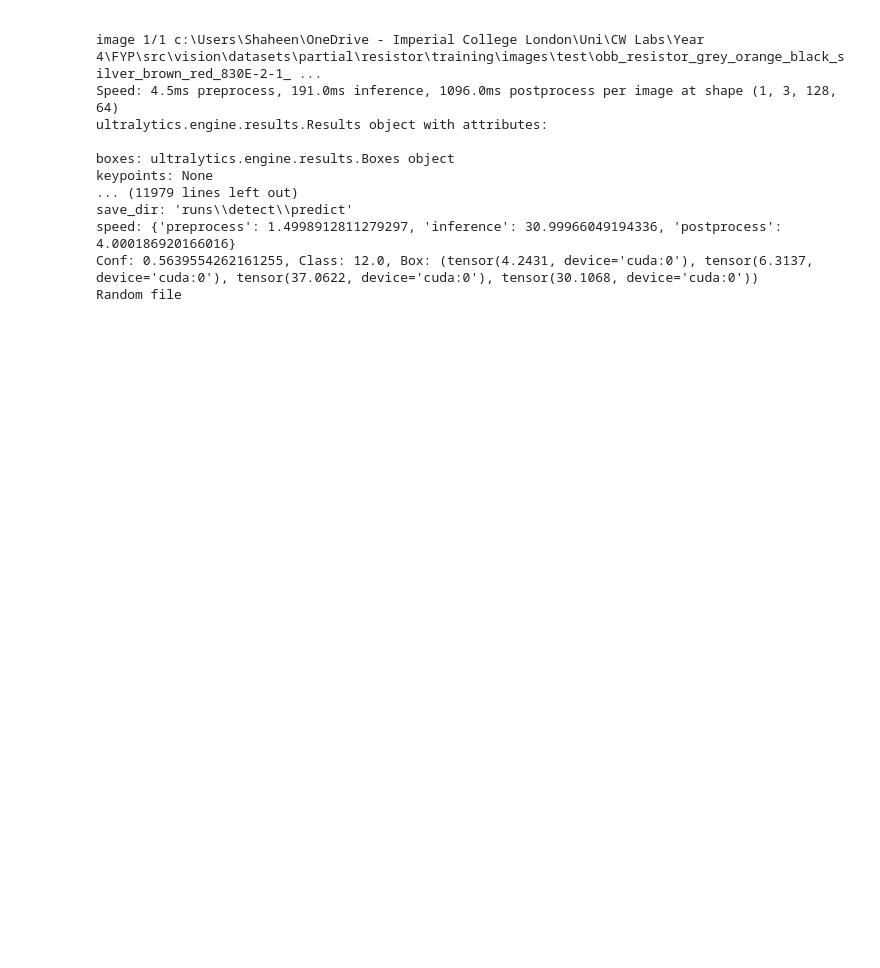
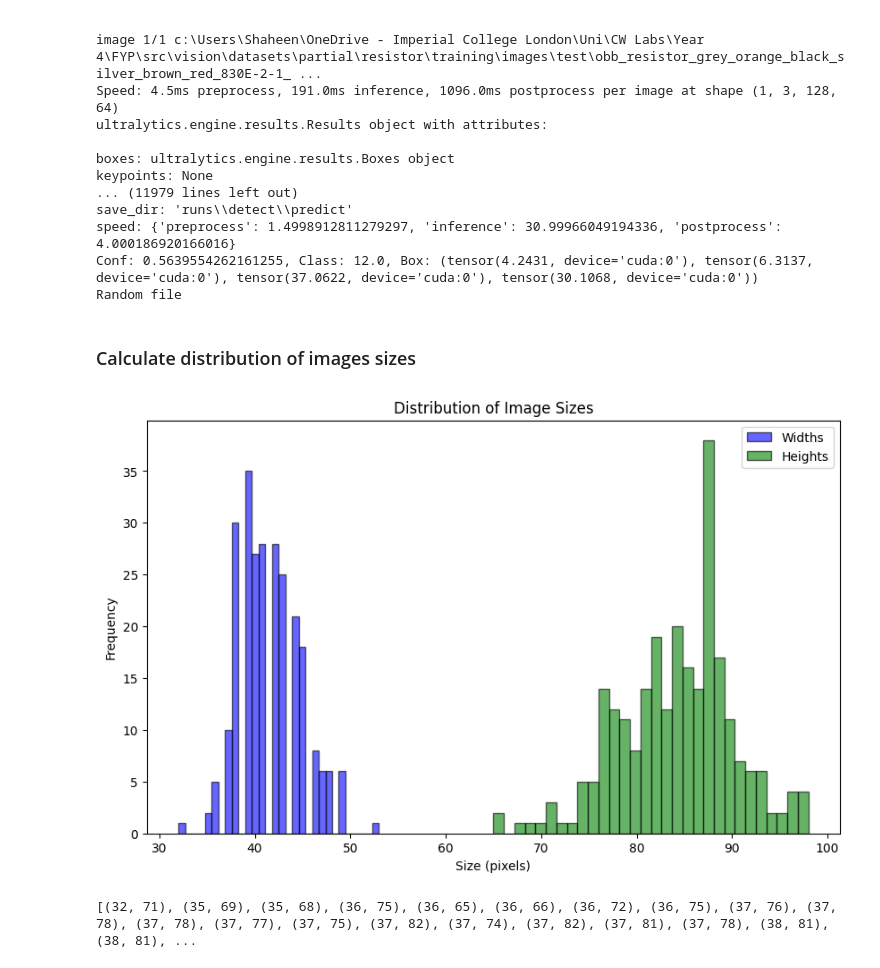
Before and after one commit to samin50/MEngFYP, a Jupyter notebook: src/vision/resistor_trainer.ipynb, the cells around one changed output. Drawn from its saved outputs; the diff is of its cells as text; code cells hidden in the pictures; blank space fills up the shorter version.

```diff
--- a/src/vision/resistor_trainer.ipynb
+++ b/src/vision/resistor_trainer.ipynb
@@ -14,7 +14,7 @@ IMAGE_SIZE = 128
 PROJECT_NAME = "logs"
 RECIPE_NAME = "resistor_values"
 TRAIN_RUN = f"{RECIPE_NAME}_run-{time.strftime('%Y%m%d-%H%M%S')}"
-DATA_PATH = "./datasets/partial/resistor"
+DATA_PATH = "./../../datasets/partial/resistor"
 
 # Model
 MODEL_PATH = f"./models/pretrained/yolov8n-coco.pt"
@@ -30,7 +30,7 @@ TRAIN_PARAM = {
     # Training Parameters
     'batch': 16,
     'imgsz': IMAGE_SIZE,
-    'epochs': 20,
+    'epochs': 100,
     'patience': 10,
     'cos_lr': True,
     # Augmentation
@@ -69,9 +69,8 @@ PATHS = {
 # Reorganise the data
 PARAM = {
     'path' : DATA_PATH,
-    'train' : 0.7,
+    'train' : 0.8,
     'val' : 0.2,
-    'test' : 0.1,
 }
 
 ### Remove old dataset
@@ -250,3 +249,49 @@ for file in listdir("./datasets/partial/resistor/labels"):
     with open(f"./datasets/partial/resistor/labels/{file}", 'w') as f:
         for line in lines:
             f.write(re.sub(r"^42 ", "12 ", line))
+# %% [markdown]
+### Calculate distribution of images sizes
+# %%
+import os
+from PIL import Image
+import matplotlib.pyplot as plt
+
+def get_image_sizes(folder_path):
+    image_sizes = []
+    for filename in os.listdir(folder_path):
+        if filename.lower().endswith(('.png', '.jpg', '.jpeg', '.bmp', '.gif', '.tiff')):
+            image_path = os.path.join(folder_path, filename)
+            with Image.open(image_path) as img:
+                image_sizes.append(img.size)  # img.size returns (width, height)
+    return image_sizes
+
+def plot_image_size_distribution(image_sizes):
+    widths = [size[0] for size in image_sizes]
+    heights = [size[1] for size in image_sizes]
+
+    plt.figure(figsize=(10, 6))
+
+    plt.hist(widths, bins=30, color='blue', alpha=0.6, edgecolor='black', label='Widths')
+    plt.hist(heights, bins=30, color='green', alpha=0.6, edgecolor='black', label='Heights')
+
+    plt.title('Distribution of Image Sizes')
+    plt.xlabel('Size (pixels)')
+    plt.ylabel('Frequency')
+    plt.legend()
+
+    plt.show()
+
+if __name__ == "__main__":
+    folder_path = "./../../datasets/partial/resistor/imgs"
+    image_sizes = get_image_sizes(folder_path)
+    if image_sizes:
+        plot_image_size_distribution(image_sizes)
+    else:
+        print("No images found in the specified folder.")
+# %% [output]
+[figure, added]
+# %%
+# sort images by width
+print(sorted(image_sizes, key=lambda x: x[0]))
+# %% [output]
+[(32, 71), (35, 69), (35, 68), (36, 75), (36, 65), (36, 66), (36, 72), (36, 75), (37, 76), (37, 78), (37, 78), (37, 77), (37, 75), (37, 82), (37, 74), (37, 82), (37, 81), (37, 78), (38, 81), (38, 81), ...
```
Also changed, not shown: 8 other files.
